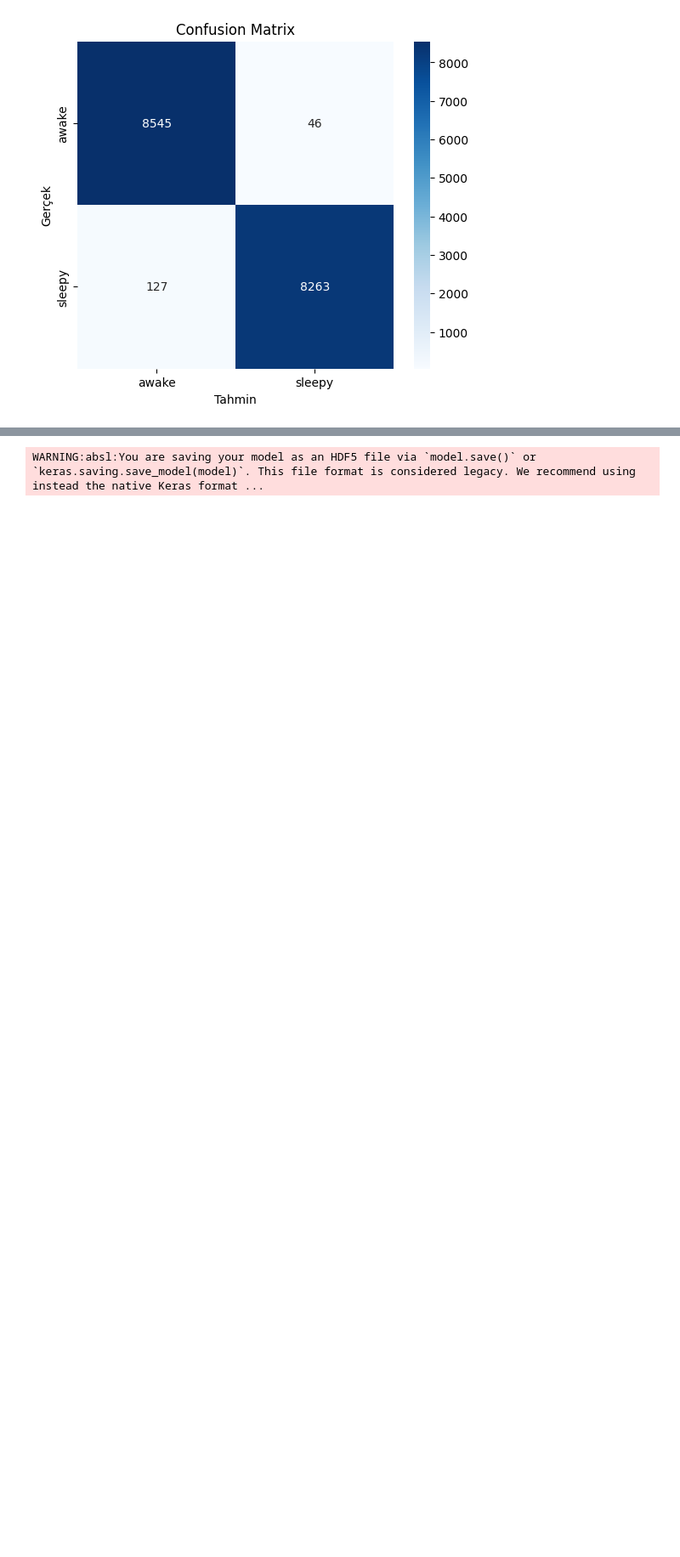
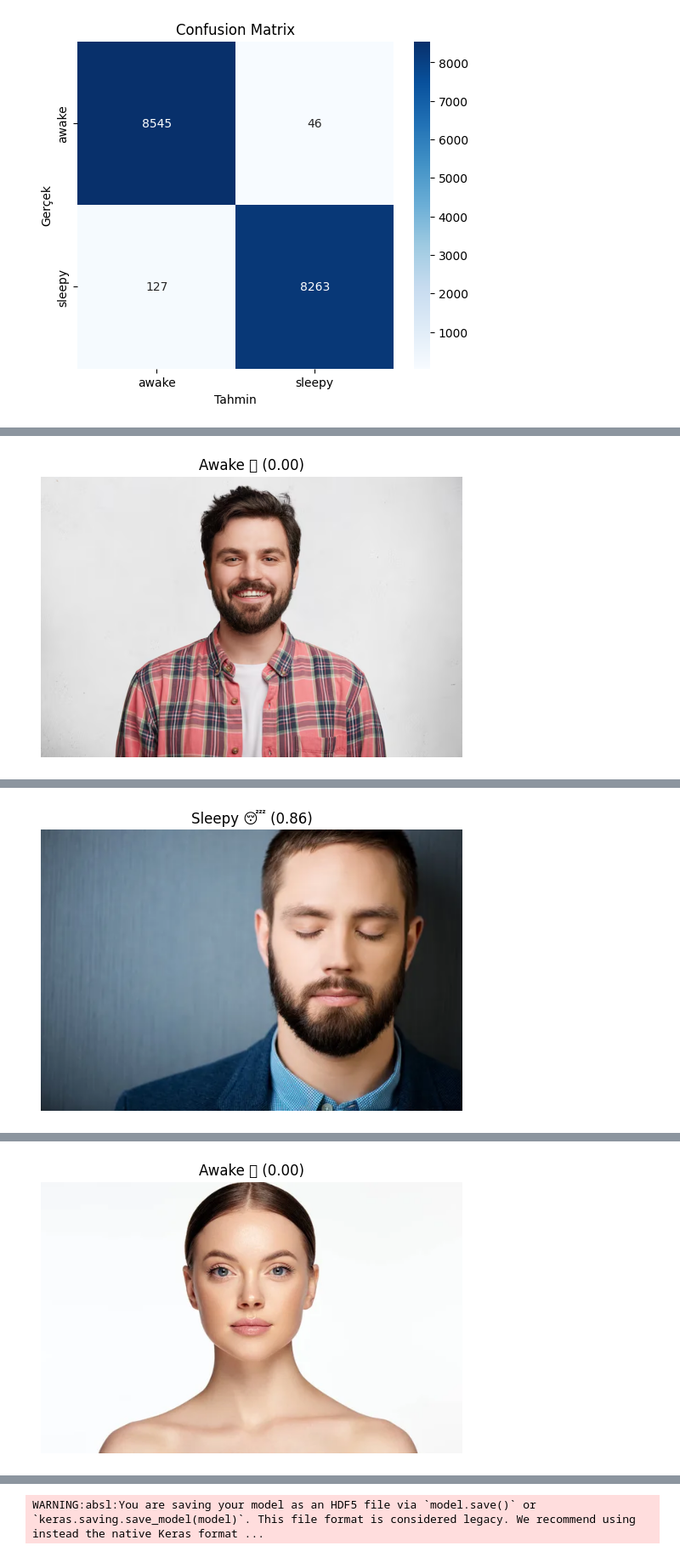
Before and after one commit to gureozgenur/surucu-dikkat-tespiti, a Jupyter notebook: surucu_dikkat.ipynb, the cells around one changed output, grey strips where cells are left out. Shown at 85% size. Cells and saved outputs as stored; diff of their text form; code cells hidden in the pictures; blank space fills up the shorter version.

```diff
--- a/surucu_dikkat.ipynb
+++ b/surucu_dikkat.ipynb
@@ -290,0 +372,9 @@ plt.show()
+# %%
+from tensorflow.keras.models import load_model
+
+from google.colab import files
+
+
+model = load_model("/content/eye_drowsiness_cnn.h5")
+
+uploaded = files.upload()
@@ -290,0 +388,29 @@ plt.show()
+# %%
+import cv2
+import numpy as np
+import matplotlib.pyplot as plt
+
+IMG_SIZE = 96
+
+for file_name in uploaded.keys():
+    img = cv2.imread(file_name)
+    img_rgb = cv2.cvtColor(img, cv2.COLOR_BGR2RGB)
+
+    img_resized = cv2.resize(img_rgb, (IMG_SIZE, IMG_SIZE))
+    img_norm = img_resized.astype("float32") / 255.0
+    img_input = np.expand_dims(img_norm, axis=0)
+
+    pred = model.predict(img_input)[0][0]
+
+    if pred > 0.7:
+        label = "Sleepy 😴"
+    elif pred < 0.3:
+        label = "Awake 👁️"
+    else:
+        label = "UNSURE 🤔"
+
+    plt.imshow(img_rgb)
+    plt.title(f"{label} ({pred:.2f})")
+    plt.axis("off")
+    plt.show()
+# %% [output]
@@ -290,0 +418 @@ plt.show()
+[figure, added]
@@ -290,0 +420 @@ plt.show()
+[figure, added]
@@ -290,0 +422 @@ plt.show()
+[figure, added]
```
Also changed, not shown: parts of 3 cells of this notebook.
